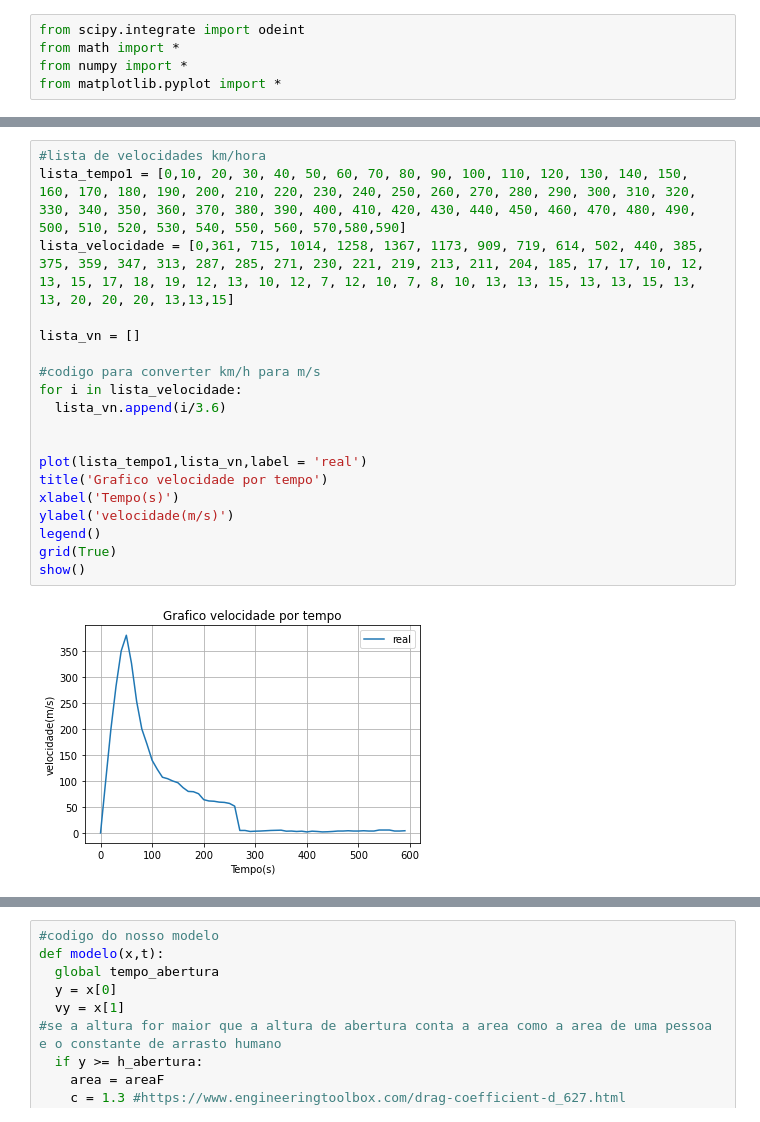
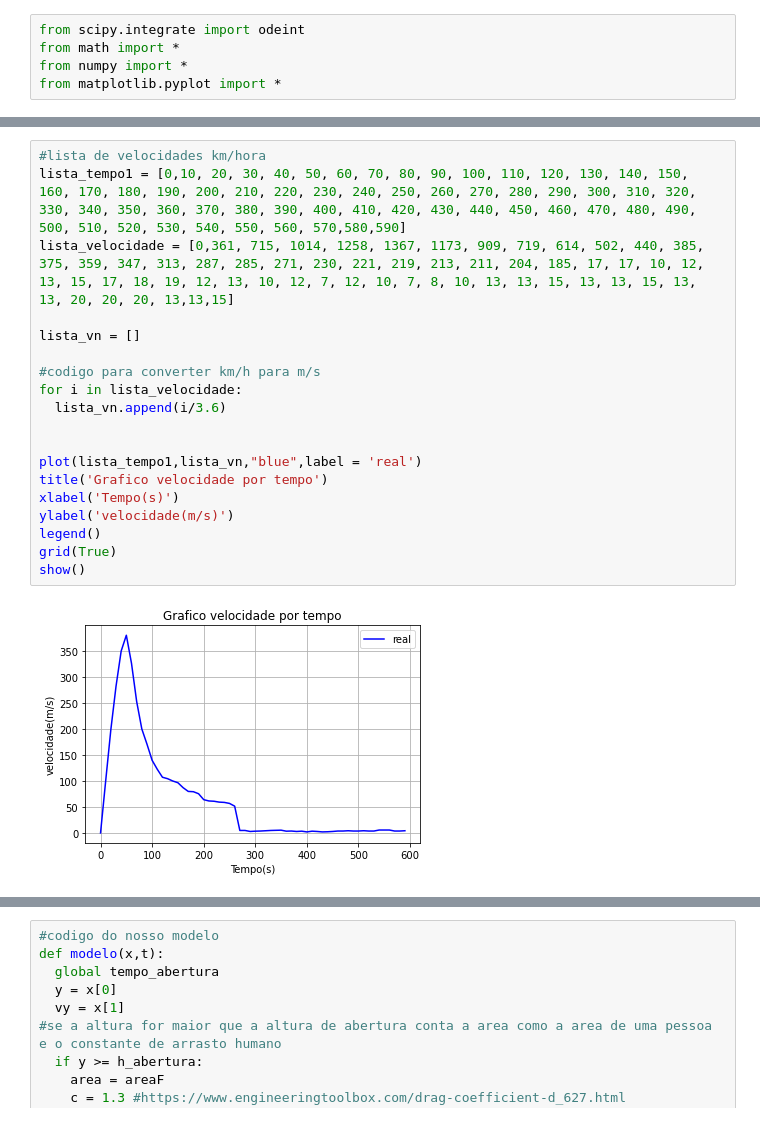
Before and after one commit to BuenoGabs/Projeto-3-Modelos-Mec-nicos-, a Jupyter notebook: p3.ipynb, the cells around one changed output, grey strips where cells are left out. Cells and saved outputs as stored; diff of their text form.

```diff
--- a/p3.ipynb
+++ b/p3.ipynb
@@ -27,24 +27,24 @@ show()
 # %%
 #lista de velocidades km/hora
 lista_tempo1 = [0,10, 20, 30, 40, 50, 60, 70, 80, 90, 100, 110, 120, 130, 140, 150, 160, 170, 180, 190, 200, 210, 220, 230, 240, 250, 260, 270, 280, 290, 300, 310, 320, 330, 340, 350, 360, 370, 380, 390, 400, 410, 420, 430, 440, 450, 460, 470, 480, 490, 500, 510, 520, 530, 540, 550, 560, 570,580,590]
 lista_velocidade = [0,361, 715, 1014, 1258, 1367, 1173, 909, 719, 614, 502, 440, 385, 375, 359, 347, 313, 287, 285, 271, 230, 221, 219, 213, 211, 204, 185, 17, 17, 10, 12, 13, 15, 17, 18, 19, 12, 13, 10, 12, 7, 12, 10, 7, 8, 10, 13, 13, 15, 13, 13, 15, 13, 13, 20, 20, 20, 13,13,15]
 
 lista_vn = []
 
 #codigo para converter km/h para m/s
 for i in lista_velocidade:
   lista_vn.append(i/3.6)
 
 
-plot(lista_tempo1,lista_vn,label = 'real')
+plot(lista_tempo1,lista_vn,"blue",label = 'real')
 title('Grafico velocidade por tempo')
 xlabel('Tempo(s)')
 ylabel('velocidade(m/s)')
 legend()
 grid(True)
 show()
 # %% [output]
-[figure, old version]
+[figure, new version]
 # %%
 #Parâmetros
 #peso hage 77
```
Also changed, not shown: parts of 7 cells of this notebook.
